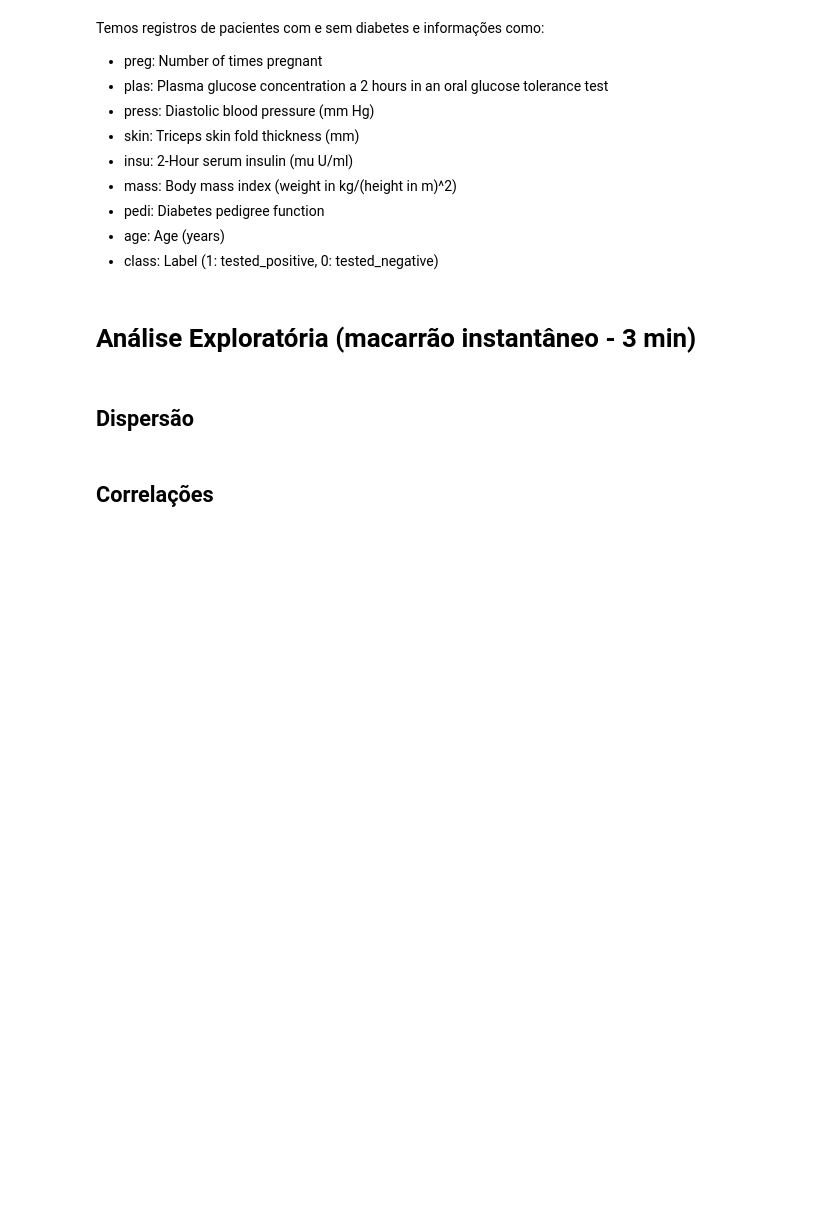
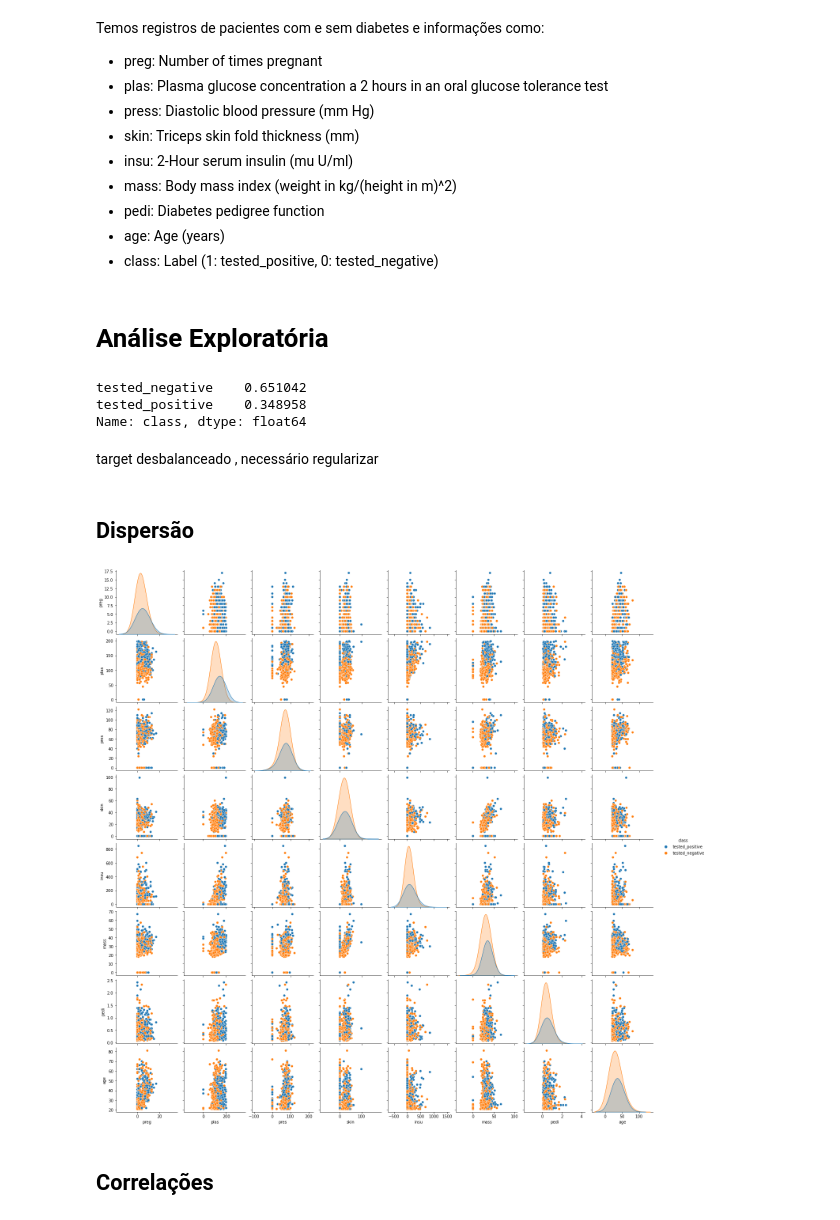
Before and after one commit to brondevitor/Python_Jorney, a Jupyter notebook: Regressão/Regressão Logistica I.ipynb, the cells around one changed output. Saved outputs shown, nothing was run; the diff lists cells and outputs as text; code cells hidden in the pictures; blank space fills up the shorter version.

```diff
--- a/Regressão/Regressão Logistica I.ipynb
+++ b/Regressão/Regressão Logistica I.ipynb
@@ -14,3 +11,6 @@ import matplotlib.pyplot as plt
 import statsmodels.formula.api as smf
 # métricas
 from sklearn.metrics import accuracy_score, recall_score, precision_score, classification_report
+# %%
+df_diabetes = pd.read_csv('diabetes.csv')
+df_diabetes
@@ -26,8 +40,22 @@ Temos registros de pacientes com e sem diabetes e informações como:
 - age: Age (years)
 - class: Label (1: tested_positive, 0: tested_negative)
 # %% [markdown]
-# Análise Exploratória (macarrão instantâneo - 3 min)
+# Análise Exploratória
+# %%
+# distribuição do target
+df_diabetes['class'].value_counts(normalize=True)
+# %% [output]
+tested_negative    0.651042
+tested_positive    0.348958
+Name: class, dtype: float64
+# %% [markdown]
+target desbalanceado , necessário regularizar
 # %% [markdown]
 ## Dispersão
+# %%
+sns.pairplot(data = df_diabetes , hue='class' , diag_kind = 'kde' , diag_kws = {'bw_method' : 1.5})
+plt.show()
+# %% [output]
+[figure, added]
 # %% [markdown]
 ## Correlações
```
Also changed, not shown: parts of 3 cells of this notebook.
